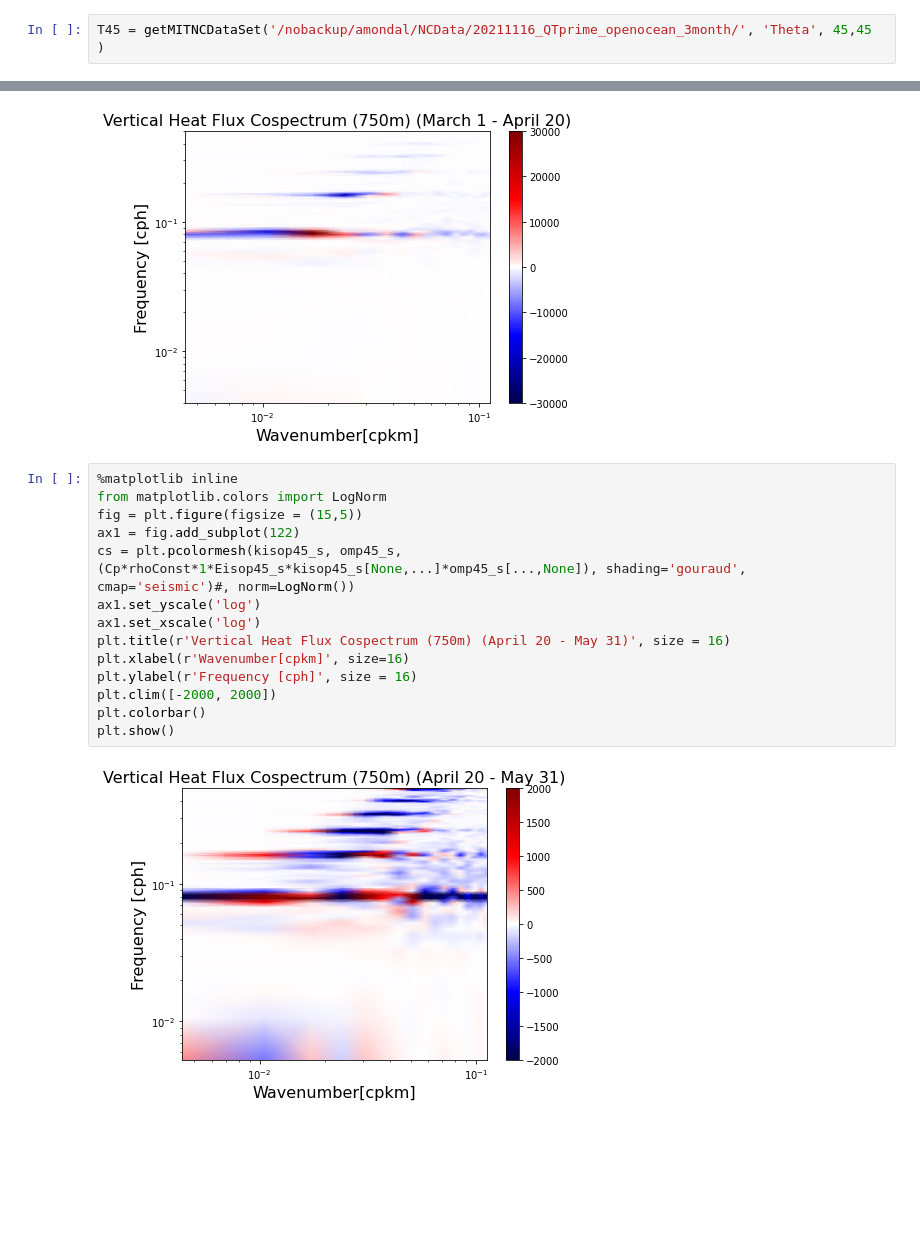
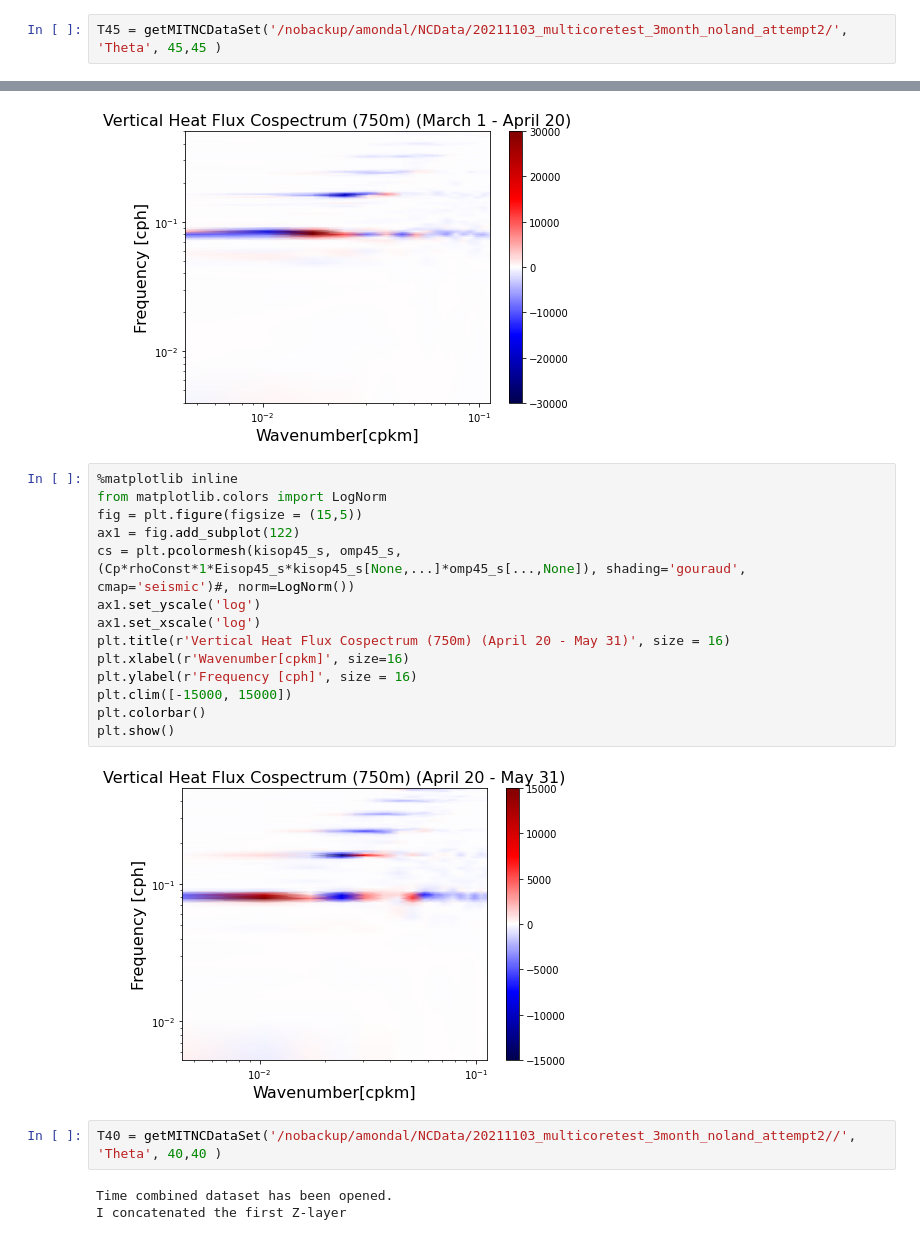
Before and after one commit to avik2007/CoupledOceAtmo, a Jupyter notebook: mit_geos_analysis/notebook18_theta_budget_spectra_hbl_analysis.ipynb, the cells around one changed output, grey strips where cells are left out. Drawn from its saved outputs; the diff is of its cells as text; blank space fills up the shorter version.

```diff
--- a/mit_geos_analysis/notebook18_theta_budget_spectra_hbl_analysis.ipynb
+++ b/mit_geos_analysis/notebook18_theta_budget_spectra_hbl_analysis.ipynb
@@ -1080,7 +1096,7 @@ plt.show()
 # %% [output]
 [figure]
 # %%
-T45 = getMITNCDataSet('/nobackup/amondal/NCData/20211116_QTprime_openocean_3month/', 'Theta', 45,45 )
+T45 = getMITNCDataSet('/nobackup/amondal/NCData/20211103_multicoretest_3month_noland_attempt2/', 'Theta', 45,45 )
 # %% [output]
 Time combined dataset has been opened.
 I concatenated the first Z-layer
@@ -1228,16 +1242,21 @@ plt.show()
 # %%
 %matplotlib inline
 from matplotlib.colors import LogNorm
 fig = plt.figure(figsize = (15,5))
 ax1 = fig.add_subplot(122)
 cs = plt.pcolormesh(kisop45_s, omp45_s, (Cp*rhoConst*1*Eisop45_s*kisop45_s[None,...]*omp45_s[...,None]), shading='gouraud', cmap='seismic')#, norm=LogNorm())
 ax1.set_yscale('log')
 ax1.set_xscale('log')
 plt.title(r'Vertical Heat Flux Cospectrum (750m) (April 20 - May 31)', size = 16)
 plt.xlabel(r'Wavenumber[cpkm]', size=16)
 plt.ylabel(r'Frequency [cph]', size = 16)
-plt.clim([-2000, 2000])
+plt.clim([-15000, 15000])
 plt.colorbar()
 plt.show()
 # %% [output]
-[figure, old version]
+[figure, new version]
+# %%
+T40 = getMITNCDataSet('/nobackup/amondal/NCData/20211103_multicoretest_3month_noland_attempt2//', 'Theta', 40,40 )
+# %% [output]
+Time combined dataset has been opened.
+I concatenated the first Z-layer
```
Also changed, not shown: parts of 77 cells of this notebook, 4 other files.
